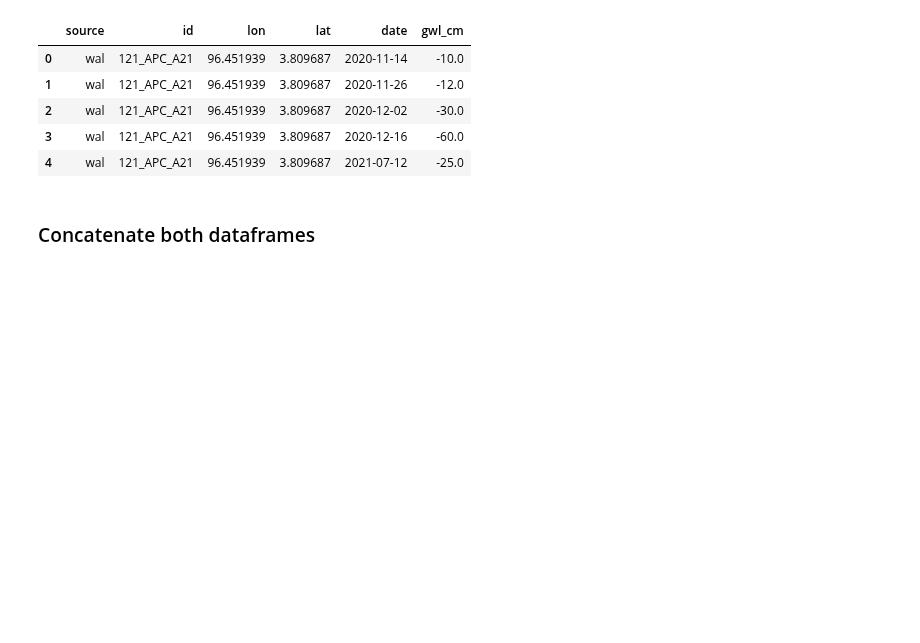
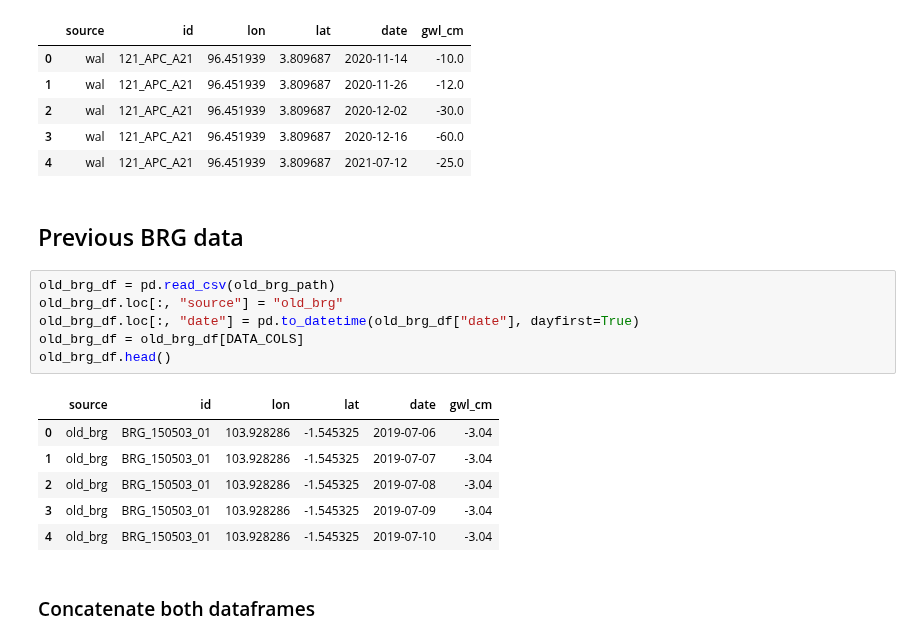
Before and after one commit to dfguerrerom/gwl-modeling, a Jupyter notebook: 0_read_points.ipynb, the cells around one changed output. Drawn from its saved outputs; the diff is of its cells as text; blank space fills up the shorter version.

```diff
--- a/0_read_points.ipynb
+++ b/0_read_points.ipynb
@@ -75,6 +86,21 @@ wal_df.head()
 | 2 | wal | 121_APC_A21 | 96.451939 | 3.809687 | 2020-12-02 | -30.0 |
 | 3 | wal | 121_APC_A21 | 96.451939 | 3.809687 | 2020-12-16 | -60.0 |
 | 4 | wal | 121_APC_A21 | 96.451939 | 3.809687 | 2021-07-12 | -25.0 |
+# %% [markdown]
+## Previous BRG data
+# %%
+old_brg_df = pd.read_csv(old_brg_path)
+old_brg_df.loc[:, "source"] = "old_brg"
+old_brg_df.loc[:, "date"] = pd.to_datetime(old_brg_df["date"], dayfirst=True)
+old_brg_df = old_brg_df[DATA_COLS]
+old_brg_df.head()
+# %% [output]
+|  | source | id | lon | lat | date | gwl_cm |
+| 0 | old_brg | BRG_150503_01 | 103.928286 | -1.545325 | 2019-07-06 | -3.04 |
+| 1 | old_brg | BRG_150503_01 | 103.928286 | -1.545325 | 2019-07-07 | -3.04 |
+| 2 | old_brg | BRG_150503_01 | 103.928286 | -1.545325 | 2019-07-08 | -3.04 |
+| 3 | old_brg | BRG_150503_01 | 103.928286 | -1.545325 | 2019-07-09 | -3.04 |
+| 4 | old_brg | BRG_150503_01 | 103.928286 | -1.545325 | 2019-07-10 | -3.04 |
 # %% [markdown]
 ### Concatenate both dataframes
 # %%
```
Also changed, not shown: parts of 6 cells of this notebook, 12 other files.
